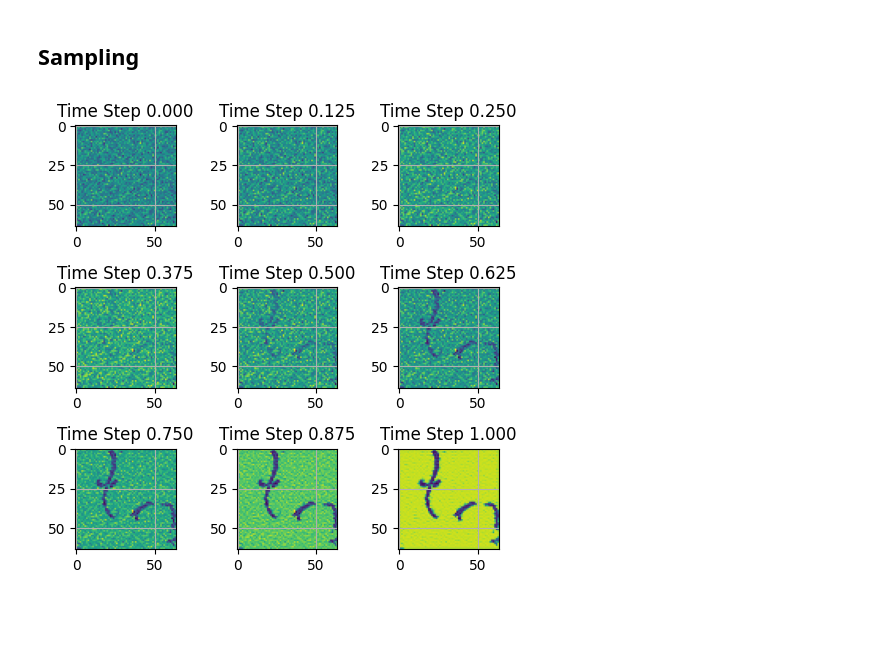
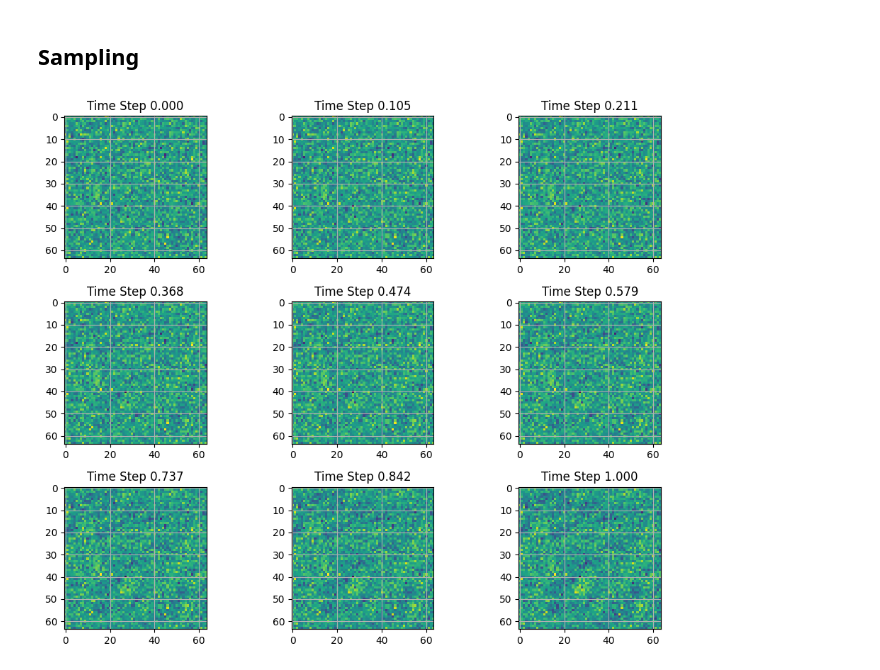
Before and after one commit to arafatshovon/flow-matching-and-llm, a Jupyter notebook: notebooks/Flow_Matching.ipynb, the cells around one changed output. Drawn from its saved outputs; the diff is of its cells as text; code cells hidden in the pictures; blank space fills up the shorter version.

Commit message:
Unguided Flow Matching Not working. Trying to implement Guided Flow Matching.

```diff
--- a/notebooks/Flow_Matching.ipynb
+++ b/notebooks/Flow_Matching.ipynb
@@ -299,10 +310,11 @@ class ResidualLayer(nn.Module):
             nn.Linear(mlp_dim, channel)
         )
 
-    def forward(self, x:torch.tensor, t:torch.tensor):
+    def forward(self, x:torch.tensor, t:torch.tensor, label:torch.tensor):
         residual = x.clone()
         t = self.MLP(t).unsqueeze(-1).unsqueeze(-1)
-        x = self.layer1(x) + t
+        label = self.MLP(label).unsqueeze(-1).unsqueeze(-1)
+        x = self.layer1(x) + t + label
         x = self.layer2(x) + residual
         return x
 # %%
@@ -446,29 +471,31 @@ class UnGuidedFlowMatching(nn.Module):
 # %% [markdown]
 ### **Training Unguided**
 # %%
-class UnGuidedFlowMatchingLightning(pl.LightningModule):
+class GuidedFlowMatchingLightning(pl.LightningModule):
     """PyTorch Lightning wrapper for training only"""
-    def __init__(self, in_channel=1, embed_dim=40, lr=1e-3, step_size=200, gamma=0.5):
+    def __init__(self, in_channel=1, embed_dim=40, lr=1e-3, eta:float=0.1):
         super().__init__()
         self.save_hyperparameters()
 
         self.lr = lr
-        self.step_size = step_size
-        self.gamma = gamma
+        self.eta = eta
 
         # Use the pure PyTorch model
-        self.model = UnGuidedFlowMatching(in_channel, embed_dim)
+        self.model = GuidedFlowMatching(in_channel, embed_dim, guidance_scale=1)
         self.criterion = nn.MSELoss()
 
 
-    def forward(self, x, t):
-        return self.model(x, t)
+    def forward(self, x, t, label):
+        return self.model(x, t, label)
 
 
     def training_step(self, batch, batch_idx):
-        image, noise, x_t, t = batch
+        image, noise, x_t, t, label = batch
+        mask = (torch.rand(label.shape[0]) < self.eta)
+        label[mask] = 10
+        label = label.unsqueeze(dim=-1).type(torch.float32)
 
-        out = self(x_t, t)
+        out = self(x_t, t, label)
         loss = self.criterion(out, image - noise)
 
         self.log('train_loss', loss, on_step=True, on_epoch=True, prog_bar=True)
@@ -485,10 +512,10 @@ class UnGuidedFlowMatchingLightning(pl.LightningModule):
 
     def configure_optimizers(self):
         optimizer = torch.optim.Adam(self.parameters(), lr=self.lr)
-        scheduler = torch.optim.lr_scheduler.StepLR(
+        scheduler = torch.optim.lr_scheduler.CosineAnnealingLR(
             optimizer,
-            step_size=self.step_size,
-            gamma=self.gamma
+            T_max=self.trainer.max_epochs,
+            eta_min=1e-6
         )
         return {
             'optimizer': optimizer,
@@ -517,7 +544,7 @@ class PrintCallback(Callback):
     def on_train_end(self, trainer, pl_module):
         print("Training is done.")
 # %%
-model = UnGuidedFlowMatchingLightning(1, 40, 1e-3)
+model = GuidedFlowMatchingLightning(1, 128, 1e-3)
 # %%
 height, width = 64, 64
 file_path = '../data/Images(500x500)-001.npy'
@@ -543,22 +597,26 @@ model = UnGuidedFlowMatchingLightning.load_from_checkpoint("../data/unguided_mod
 flow_model = model.get_model()
 # %%
-num_steps = 25
+num_steps = 20
+height, width = 64, 64
+
+y = 1.0
 x_0 = torch.randn(1, 1, height, width).to(device)
-x_1 = flow_model.sample(x_0, num_steps)
+label = torch.tensor([[y]])
+x_1 = flow_model.sample(x_0, label, num_steps)
 
 Row, Col = 3, 3
-fig, axes = plt.subplots(Row, Col, figsize=(5, 5))
+fig, axes = plt.subplots(Row, Col, figsize=(10, 8))
 indexes = torch.linspace(0, num_steps-1, Row*Col, dtype=torch.int32)
 
 for i in range(len(indexes)):
     row = i // Col  # Fixed: divide by number of columns
     col = i % Col
     index = indexes[i].item()  # Fixed: convert tensor to Python int
     axes[row, col].imshow(flow_model.prob_paths[index])
     axes[row, col].grid(True)
     axes[row, col].set_title(f"Time Step {flow_model.time[index]:.3f}")  # Fixed: format float
 
 plt.tight_layout()
 plt.show()
 # %% [output]
-[figure, old version]
+[figure, new version]
```
Also changed, not shown: parts of 9 cells of this notebook, 2 other files.
